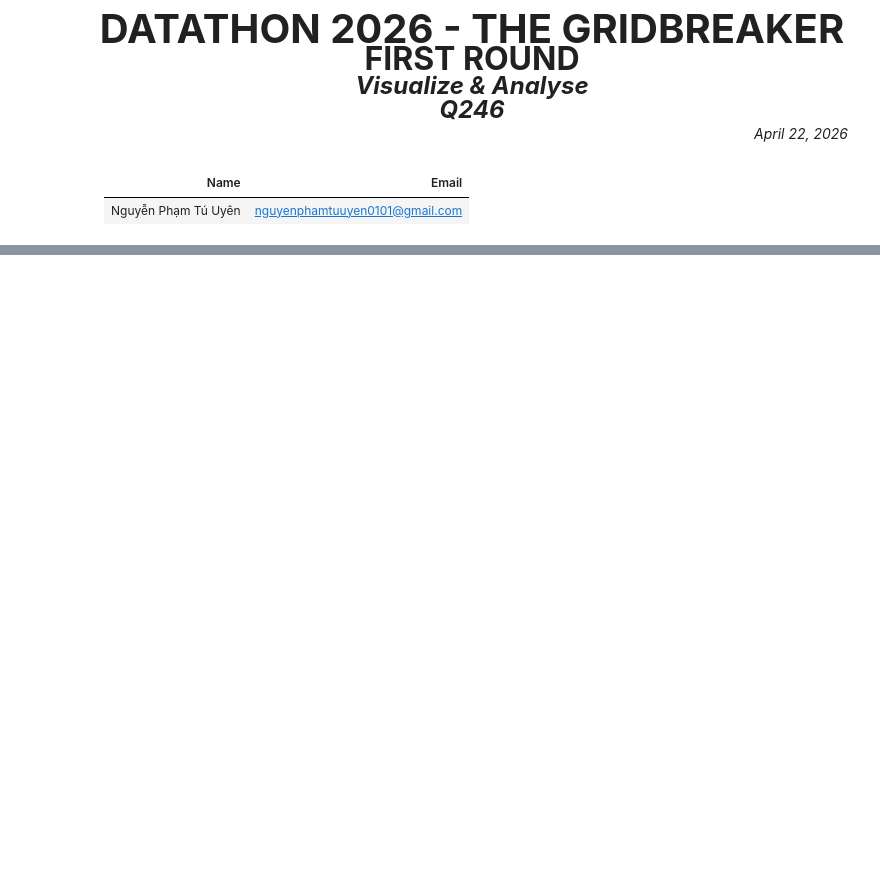
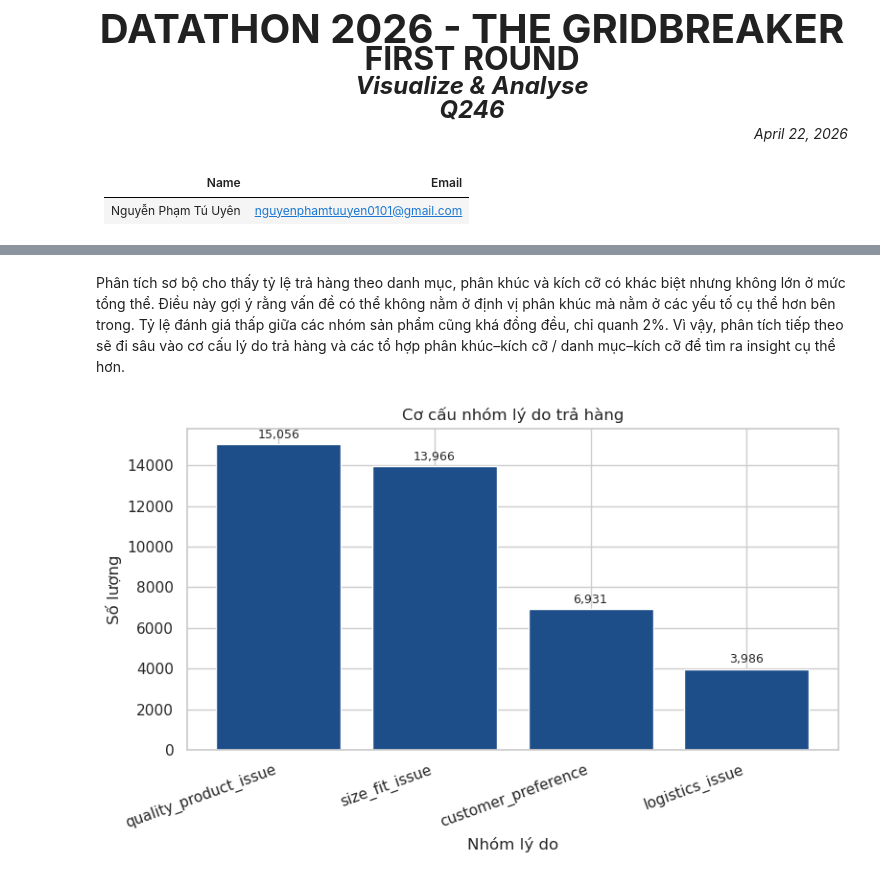
Before and after one commit to ThunderRed1578/DATATHON-2026-THE-GRIDBREAKER, a Jupyter notebook: Part 2 - Visualize & Analyse/Q246.ipynb, the cells around one changed output, grey strips where cells are left out. Cells and saved outputs as stored; diff of their text form; code cells hidden in the pictures; blank space fills up the shorter version.

```diff
--- a/Part 2 - Visualize & Analyse/Q246.ipynb
+++ b/Part 2 - Visualize & Analyse/Q246.ipynb
@@ -53,0 +105,13 @@ II. [** <Header 1> **](#ii)
+# %%
+# Kiểm tra trùng key trong returns
+dup_returns = returns.duplicated(subset=["order_id", "product_id"]).sum()
+print("Số dòng trùng (order_id, product_id) trong returns:", dup_returns)
+
+# Gom returns về 1 dòng / (order_id, product_id)
+returns_clean = returns.groupby(["order_id", "product_id"], as_index=False).agg(
+    return_id=("return_id", "first"),
+    return_date=("return_date", "max"),
+    return_reason=("return_reason", "first"),
+    return_quantity=("return_quantity", "sum"),
+    refund_amount=("refund_amount", "sum")
+)
@@ -53,0 +120,9 @@ II. [** <Header 1> **](#ii)
+# %%
+dup_reviews = reviews.duplicated(subset=["order_id", "product_id"]).sum()
+print("Số dòng trùng (order_id, product_id) trong reviews:", dup_reviews)
+
+reviews_clean = reviews.groupby(["order_id", "product_id"], as_index=False).agg(
+    review_id=("review_id", "first"),
+    review_date=("review_date", "max"),
+    rating=("rating", "mean")
+)
@@ -53,0 +259,26 @@ II. [** <Header 1> **](#ii)
+# %% [markdown]
+Phân tích sơ bộ cho thấy tỷ lệ trả hàng theo danh mục, phân khúc và kích cỡ có khác biệt nhưng không lớn ở mức tổng thể. Điều này gợi ý rằng vấn đề có thể không nằm ở định vị phân khúc mà nằm ở các yếu tố cụ thể hơn bên trong. Tỷ lệ đánh giá thấp giữa các nhóm sản phẩm cũng khá đồng đều, chỉ quanh 2%. Vì vậy, phân tích tiếp theo sẽ đi sâu vào cơ cấu lý do trả hàng và các tổ hợp phân khúc–kích cỡ / danh mục–kích cỡ để tìm ra insight cụ thể hơn.
+# %%
+plt.figure(figsize=(8, 5))
+bars = plt.bar(reason_summary["return_reason_group"], reason_summary["count"], color="#1d4e89")
+
+plt.xticks(rotation=20, ha="right")
+plt.title("Cơ cấu nhóm lý do trả hàng")
+plt.xlabel("Nhóm lý do")
+plt.ylabel("Số lượng")
+
+for bar in bars:
+    h = bar.get_height()
+    plt.text(
+        bar.get_x() + bar.get_width() / 2,
+        h + max(reason_summary["count"]) * 0.01,
+        f"{int(h):,}",
+        ha="center",
+        va="bottom",
+        fontsize=9
+    )
+
+plt.tight_layout()
+plt.show()
+# %% [output]
+[figure, added]
```
Also changed, not shown: parts of 52 cells of this notebook.
